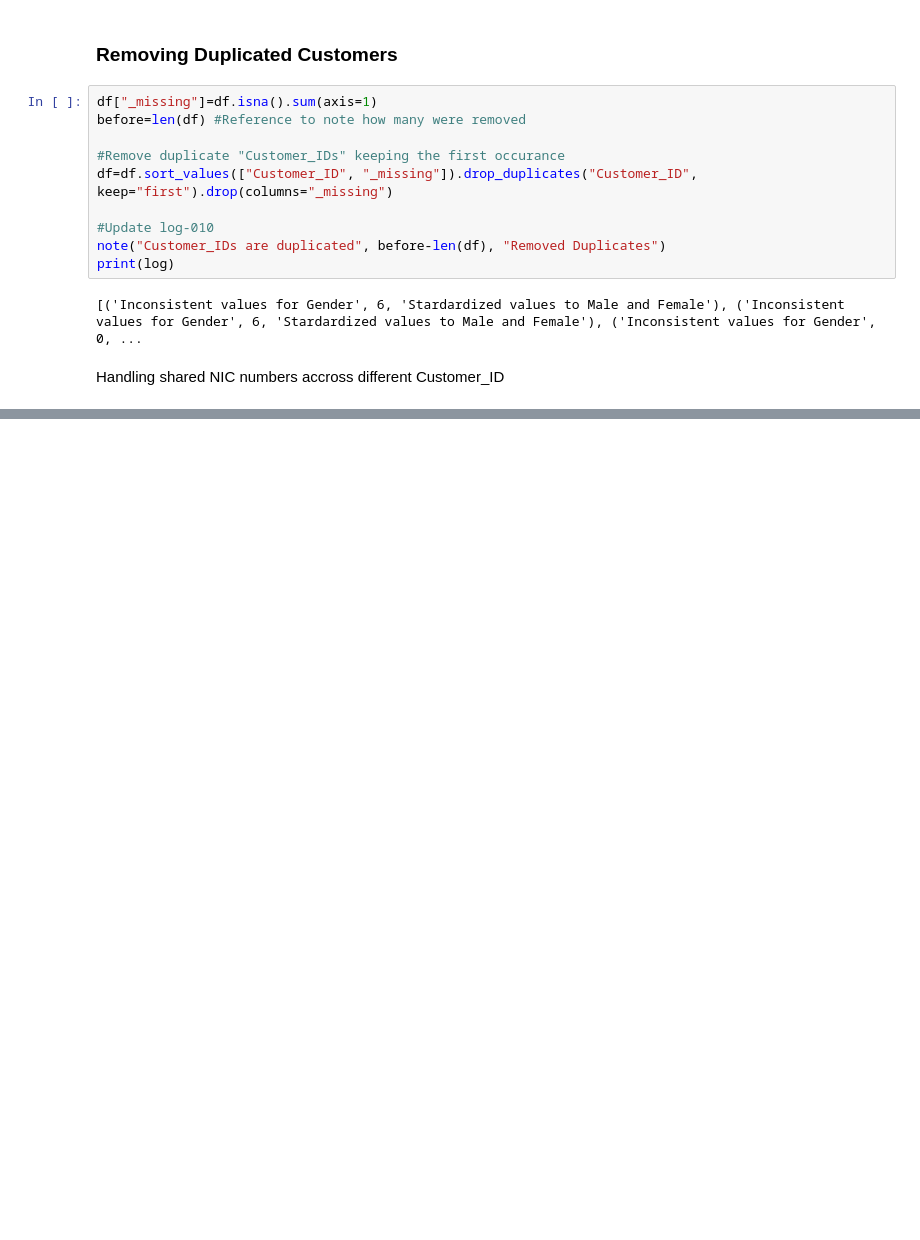
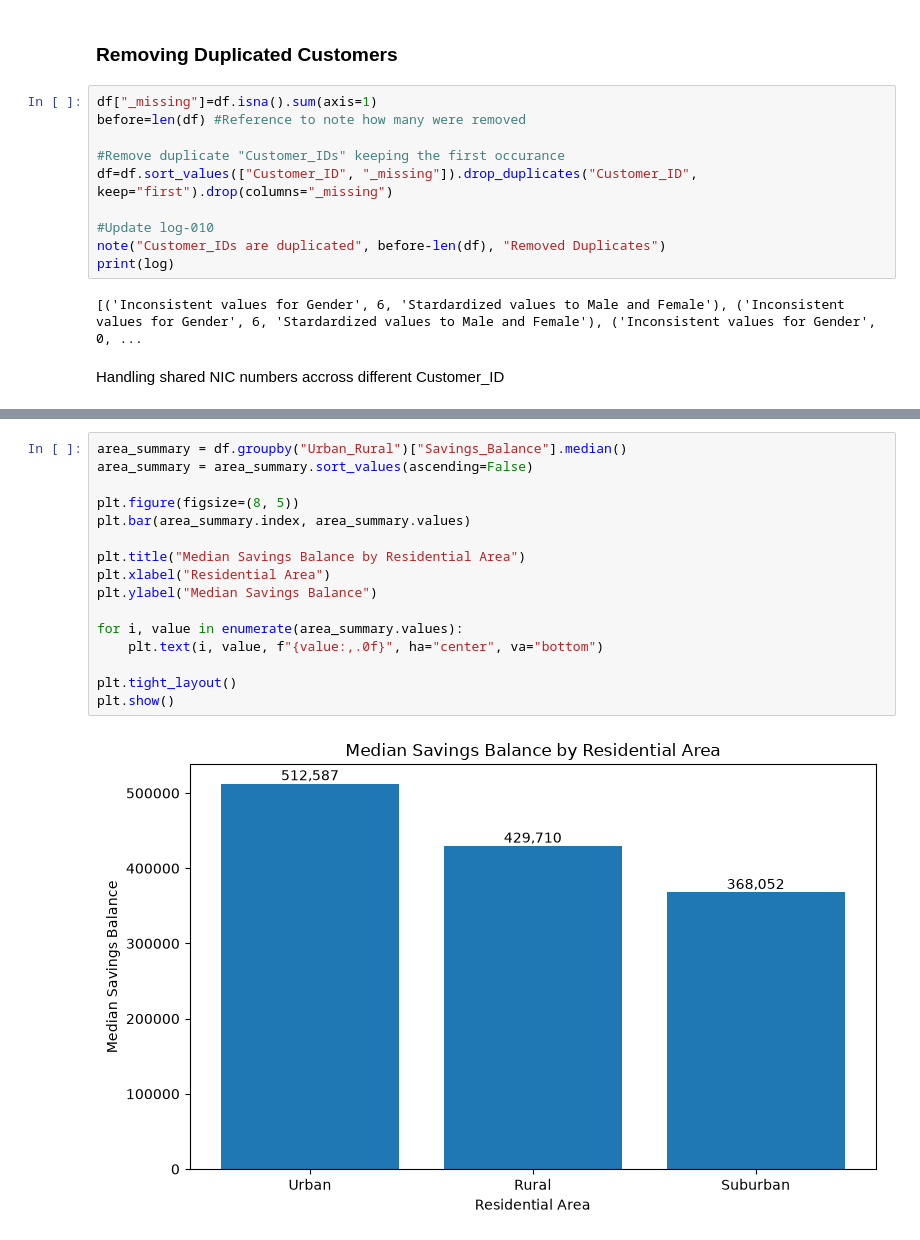
Before and after one commit to RyanAdrianRavikumar/default_loan_analysis, a Jupyter notebook: FinSight_Lanka_Analysis/Ryan_Ravikumar_FinSightAssessment_Workings.ipynb, the cells around one changed output, grey strips where cells are left out. Cells and saved outputs as stored; diff of their text form; blank space fills up the shorter version.

```diff
--- a/FinSight_Lanka_Analysis/Ryan_Ravikumar_FinSightAssessment_Workings.ipynb
+++ b/FinSight_Lanka_Analysis/Ryan_Ravikumar_FinSightAssessment_Workings.ipynb
@@ -652,0 +809,18 @@ note("Same NIC number on different Customer_IDs", nic_shared.sum(),
+# %%
+area_summary = df.groupby("Urban_Rural")["Savings_Balance"].median()
+area_summary = area_summary.sort_values(ascending=False)
+
+plt.figure(figsize=(8, 5))
+plt.bar(area_summary.index, area_summary.values)
+
+plt.title("Median Savings Balance by Residential Area")
+plt.xlabel("Residential Area")
+plt.ylabel("Median Savings Balance")
+
+for i, value in enumerate(area_summary.values):
+    plt.text(i, value, f"{value:,.0f}", ha="center", va="bottom")
+
+plt.tight_layout()
+plt.show()
+# %% [output]
+[figure, added]
```
Also changed, not shown: parts of 18 cells of this notebook, 2 other files.
